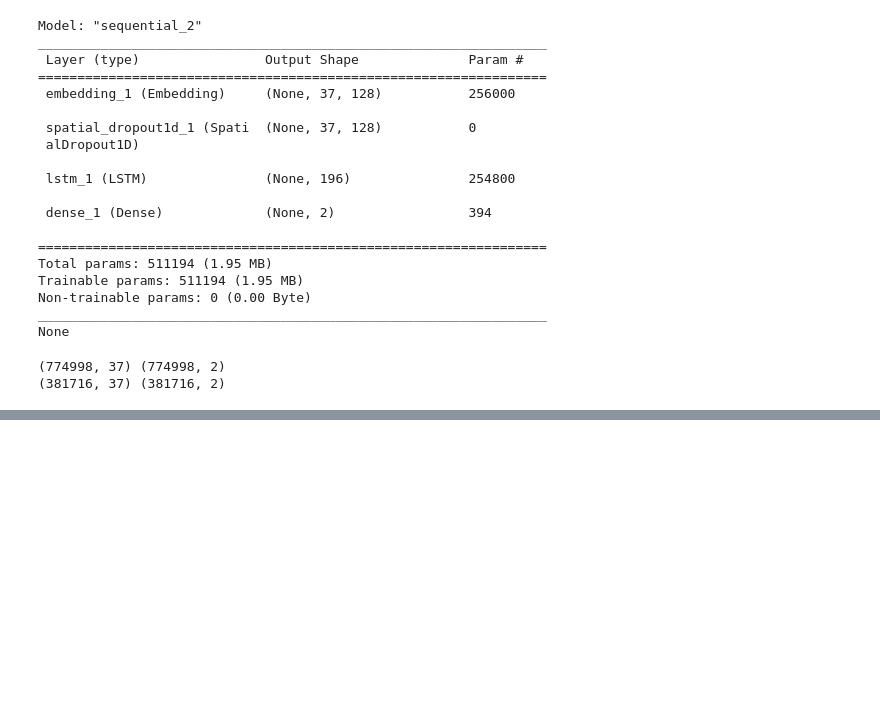
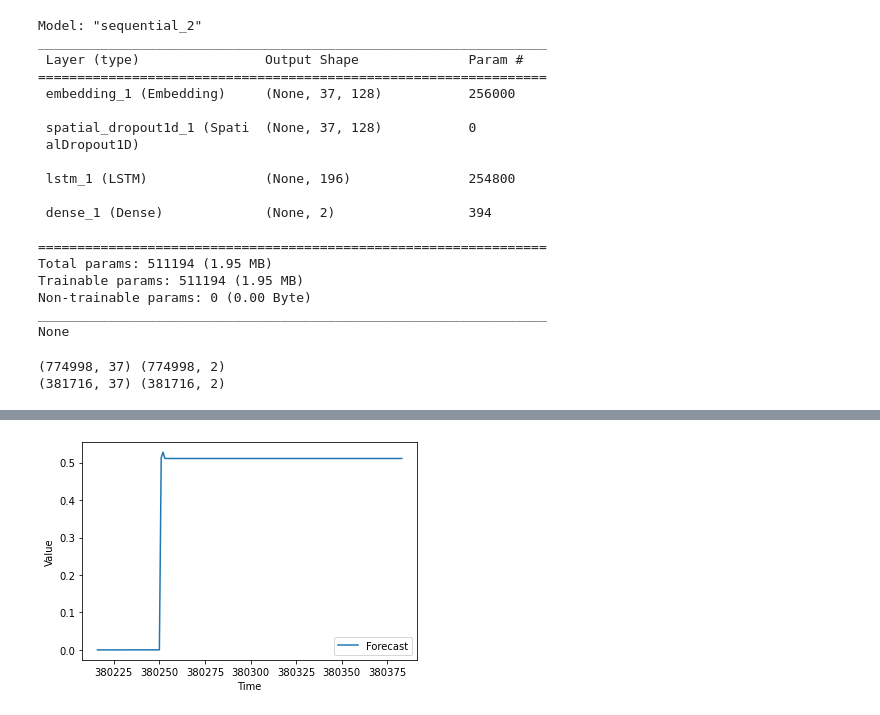
Before and after one commit to aytenkermencct/CA2_TweetAnalysis, a Jupyter notebook: TweetAnalysis.ipynb, the cells around one changed output, grey strips where cells are left out. Saved outputs shown, nothing was run; the diff lists cells and outputs as text; code cells hidden in the pictures; blank space fills up the shorter version.

```diff
--- a/TweetAnalysis.ipynb
+++ b/TweetAnalysis.ipynb
@@ -743,0 +843,31 @@ Epoch 1/5
+# %%
+# Define the forecast horizon (e.g., 24 for 24 hours or 7*24 for 1 week)
+forecast_horizon = 7 * 24  # 1 week in hours
+
+# Initialize an array to store the forecasts
+forecasts = []
+
+# Start with the last available data
+current_data = X_test[-1].copy()
+
+# Generate forecasts for the forecast horizon
+for _ in range(forecast_horizon):
+    # Use the model to predict the next time step
+    next_step = model.predict(np.array([current_data]))[0][0]
+
+    # Append the prediction to the forecasts
+    forecasts.append(next_step)
+
+    # Update the current data for the next time step
+    current_data = np.roll(current_data, shift=-1)  # Shift the data to make space for the prediction
+    current_data[-1] = next_step  # Set the last element to the prediction
+
+# 'forecasts' now contains the 1-week ahead forecasts
+# Assuming 'time' represents time steps (e.g., hours)
+time = range(len(X_test), len(X_test) + forecast_horizon)
+plt.plot(time, forecasts, label='Forecast')
+plt.xlabel('Time')
+plt.ylabel('Value')
+plt.legend()
+plt.show()
+# %% [output]
@@ -743,0 +891 @@ Epoch 1/5
+[figure, added]
```
Also changed, not shown: parts of 11 cells of this notebook.
